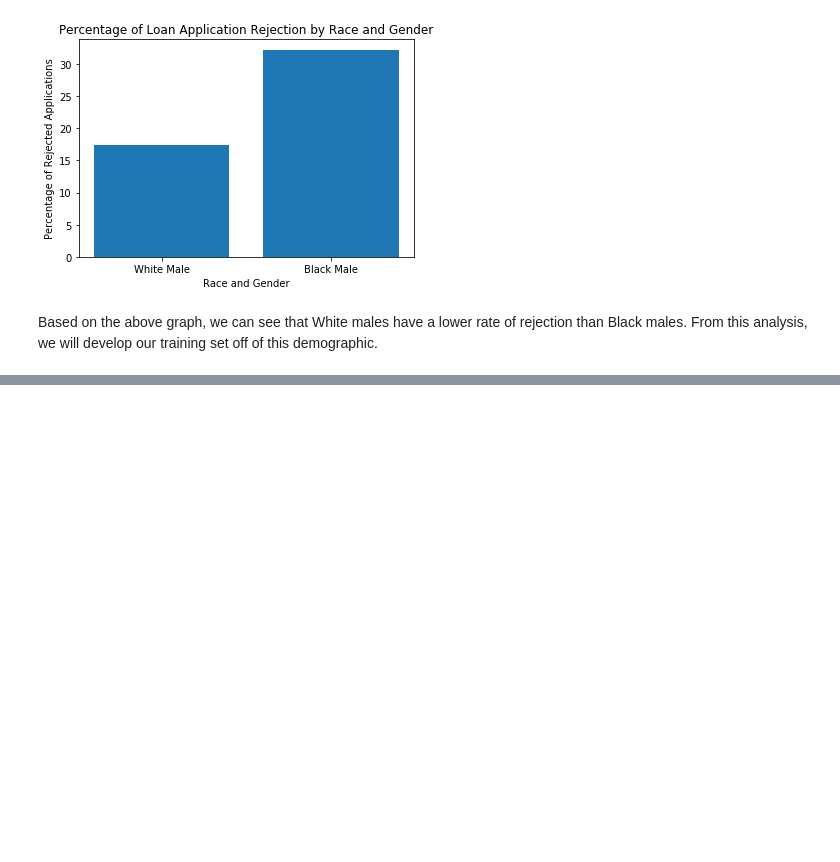
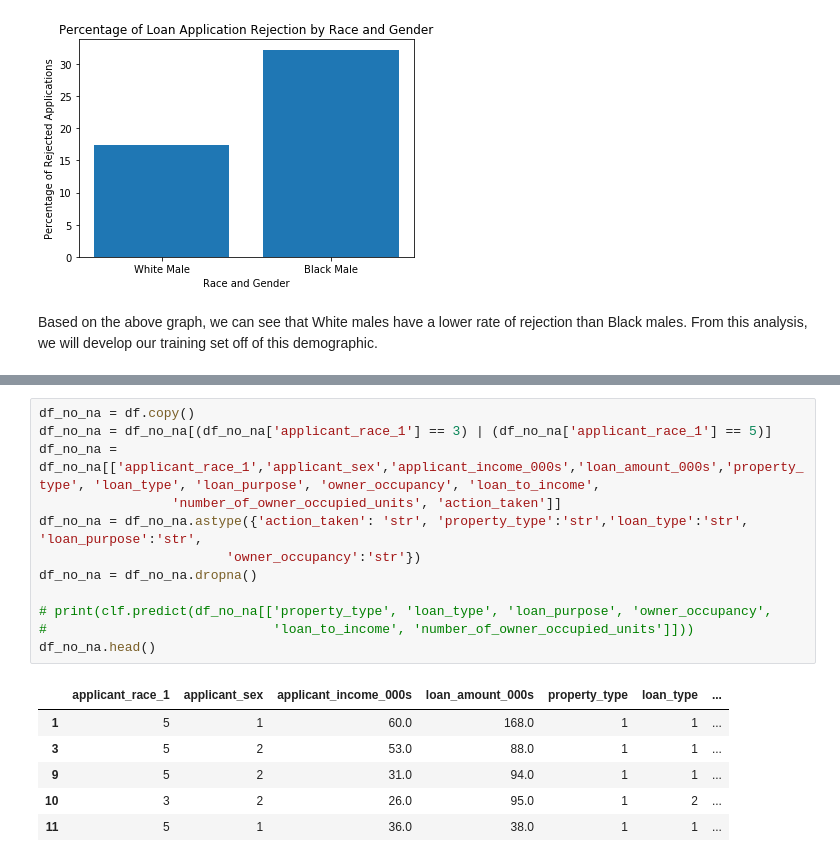
Before and after one commit to rakeshsenthil/DSC167_HMDA_Ethics, a Jupyter notebook: Paper_2.ipynb, the cells around one changed output, grey strips where cells are left out. Saved outputs shown, nothing was run; the diff lists cells and outputs as text; blank space fills up the shorter version.

```diff
--- a/Paper_2.ipynb
+++ b/Paper_2.ipynb
@@ -110,0 +151,19 @@ Based on the above graph, we can see that White males have a lower rate of rejec
+# %%
+df_no_na = df.copy()
+df_no_na = df_no_na[(df_no_na['applicant_race_1'] == 3) | (df_no_na['applicant_race_1'] == 5)]
+df_no_na = df_no_na[['applicant_race_1','applicant_sex','applicant_income_000s','loan_amount_000s','property_type', 'loan_type', 'loan_purpose', 'owner_occupancy', 'loan_to_income',
+                 'number_of_owner_occupied_units', 'action_taken']]
+df_no_na = df_no_na.astype({'action_taken': 'str', 'property_type':'str','loan_type':'str', 'loan_purpose':'str',
+                        'owner_occupancy':'str'})
+df_no_na = df_no_na.dropna()
+
+# print(clf.predict(df_no_na[['property_type', 'loan_type', 'loan_purpose', 'owner_occupancy',
+#                             'loan_to_income', 'number_of_owner_occupied_units']]))
+df_no_na.head()
+# %% [output]
+|  | applicant_race_1 | applicant_sex | applicant_income_000s | loan_amount_000s | property_type | loan_type | ... |
+| 1 | 5 | 1 | 60.0 | 168.0 | 1 | 1 | ... |
+| 3 | 5 | 2 | 53.0 | 88.0 | 1 | 1 | ... |
+| 9 | 5 | 2 | 31.0 | 94.0 | 1 | 1 | ... |
+| 10 | 3 | 2 | 26.0 | 95.0 | 1 | 2 | ... |
+| 11 | 5 | 1 | 36.0 | 38.0 | 1 | 1 | ... |
```
Also changed, not shown: parts of 7 cells of this notebook.
